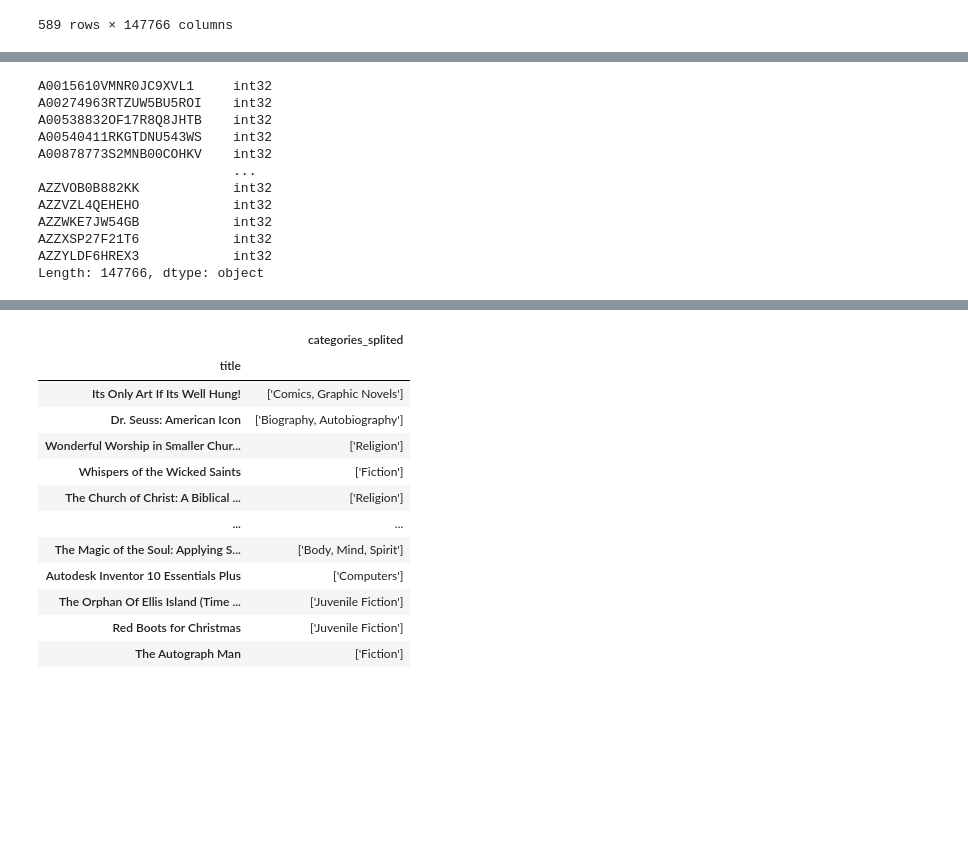
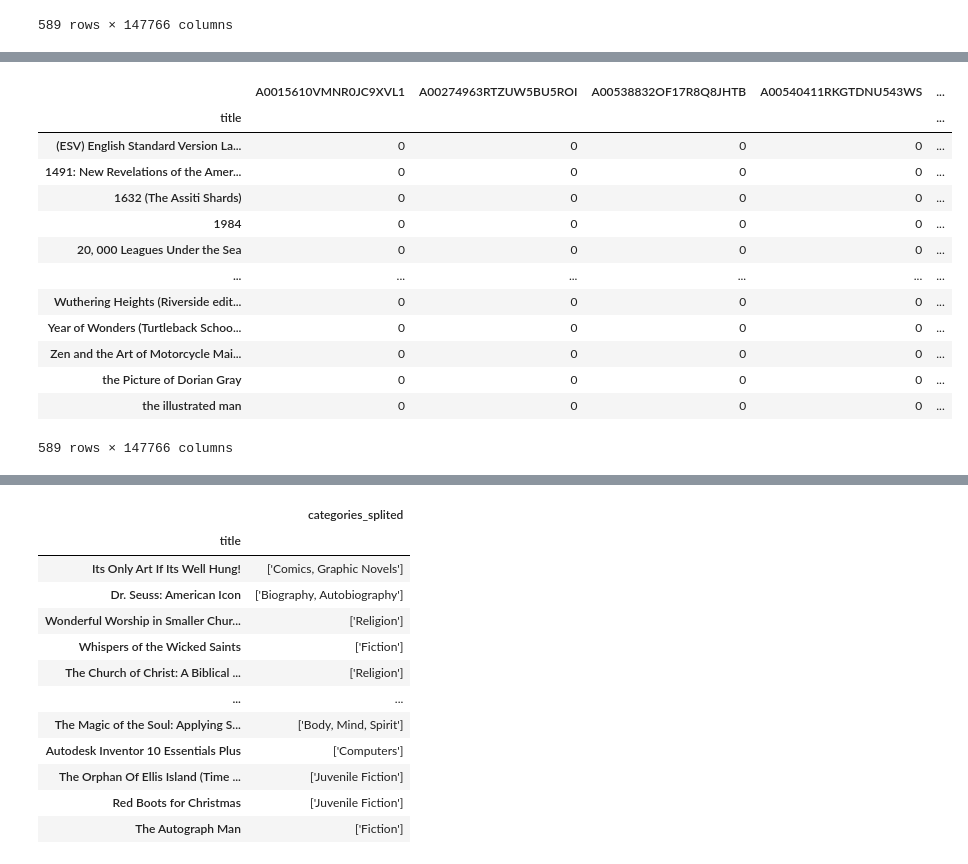
Before and after one commit to RodrigoRalhaMoreira/WinterHackhatonFCT, a Jupyter notebook: WinterHackathonAmazonDataSet.ipynb, the cells around one changed output, grey strips where cells are left out. Cells and saved outputs as stored; diff of their text form; code cells hidden in the pictures; blank space fills up the shorter version.

```diff
--- a/WinterHackathonAmazonDataSet.ipynb
+++ b/WinterHackathonAmazonDataSet.ipynb
@@ -302,20 +319,22 @@ numeric_cols = final_matrix.select_dtypes(include=[float, int]).columns
 final_matrix = final_matrix[numeric_cols]
 # %%
 final_matrix = final_matrix.astype(int)
-final_matrix.dtypes
+final_matrix
 # %% [output]
+|  | A0015610VMNR0JC9XVL1 | A00274963RTZUW5BU5ROI | A00538832OF17R8Q8JHTB | A00540411RKGTDNU543WS | ... |
+| title |  |  |  |  | ... |
+| (ESV) English Standard Version La... | 0 | 0 | 0 | 0 | ... |
+| 1491: New Revelations of the Amer... | 0 | 0 | 0 | 0 | ... |
+| 1632 (The Assiti Shards) | 0 | 0 | 0 | 0 | ... |
+| 1984 | 0 | 0 | 0 | 0 | ... |
+| 20, 000 Leagues Under the Sea | 0 | 0 | 0 | 0 | ... |
+| ... | ... | ... | ... | ... | ... |
+| Wuthering Heights (Riverside edit... | 0 | 0 | 0 | 0 | ... |
+| Year of Wonders (Turtleback Schoo... | 0 | 0 | 0 | 0 | ... |
+| Zen and the Art of Motorcycle Mai... | 0 | 0 | 0 | 0 | ... |
+| the Picture of Dorian Gray | 0 | 0 | 0 | 0 | ... |
+| the illustrated man | 0 | 0 | 0 | 0 | ... |
-A0015610VMNR0JC9XVL1     int32
-A00274963RTZUW5BU5ROI    int32
-A00538832OF17R8Q8JHTB    int32
-A00540411RKGTDNU543WS    int32
-A00878773S2MNB00COHKV    int32
-                         ...
-AZZVOB0B882KK            int32
-AZZVZL4QEHEHO            int32
-AZZWKE7JW54GB            int32
-AZZXSP27F21T6            int32
-AZZYLDF6HREX3            int32
-Length: 147766, dtype: object
+589 rows × 147766 columns
 # %%
 #index = final_matrix.index.get_loc('Jane Eyre (Signet classics)')
 #print(index)
```
Also changed, not shown: parts of 11 cells of this notebook, 2 other files.
